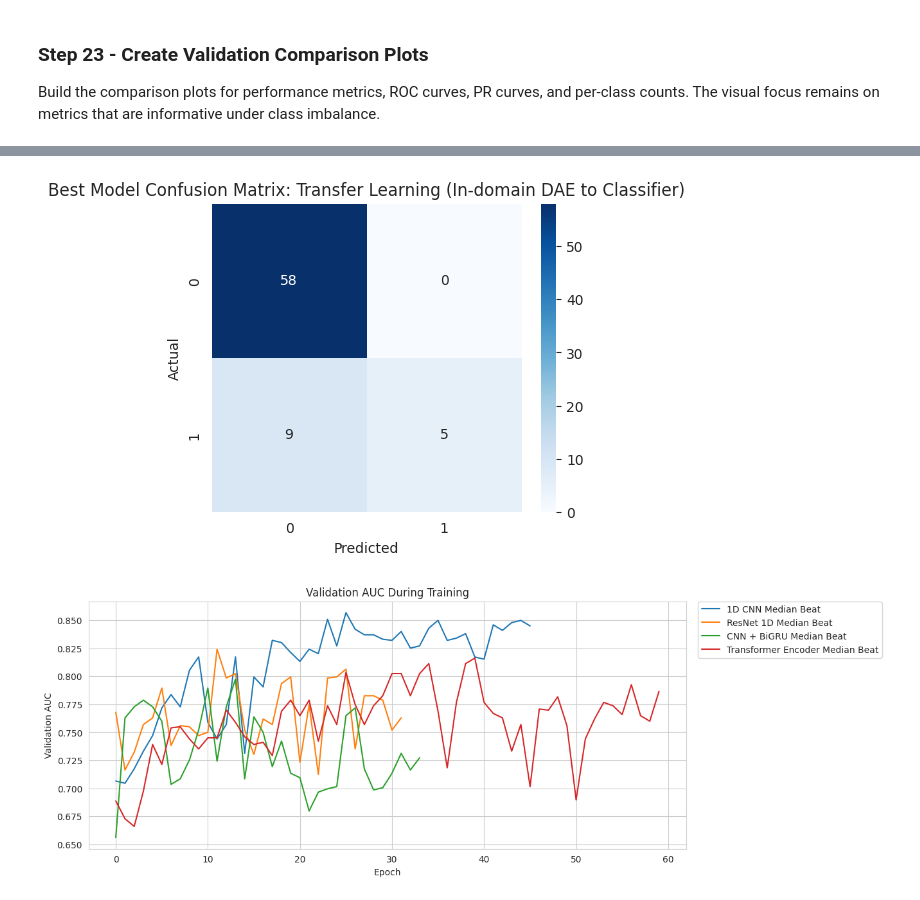
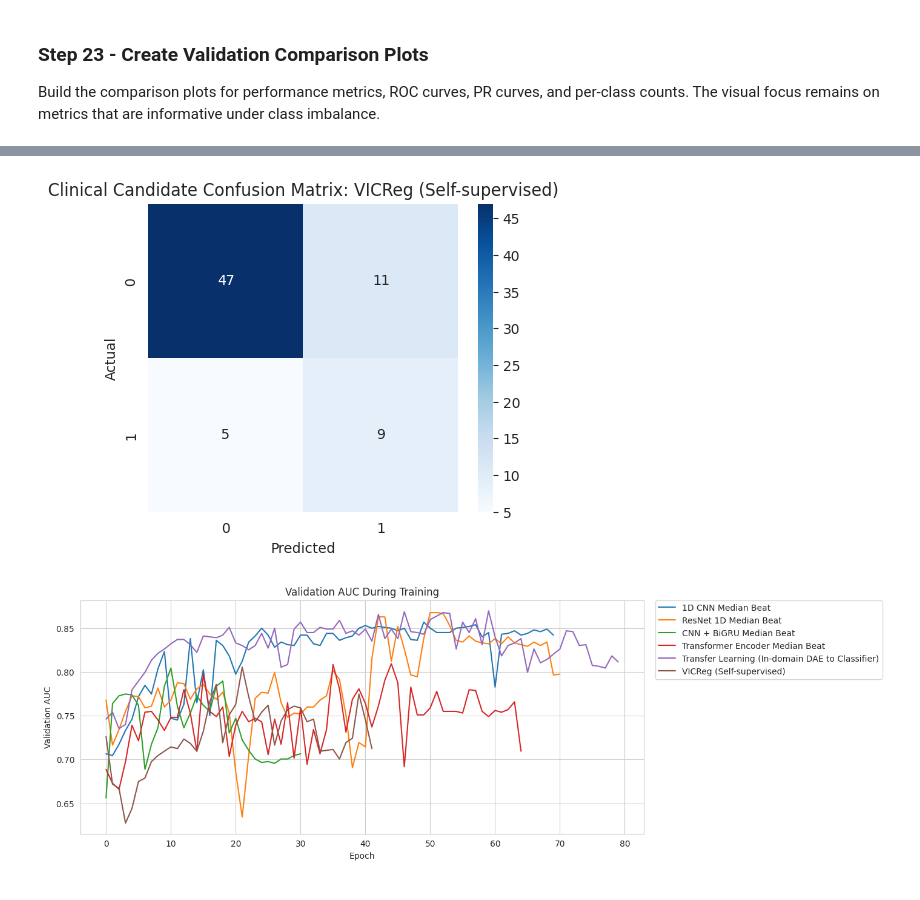
Before and after one commit to avezoor/MachineLearningRepository, a Jupyter notebook: BinaryClassificationBrugadaHuca.ipynb, the cells around one changed output, grey strips where cells are left out. Saved outputs shown, nothing was run; the diff lists cells and outputs as text; code cells hidden in the pictures.

Commit message:
Kaggle Notebook | BinaryClassificationBrugadaHuca | Version 11

```diff
--- a/BinaryClassificationBrugadaHuca.ipynb
+++ b/BinaryClassificationBrugadaHuca.ipynb
@@ -1776,16 +1894,25 @@ assert benchmarkResults, "No model finished successfully, so the leaderboard can
 
 benchmarkResultsDf = pd.DataFrame(benchmarkResults)
 benchmarkResultsDf = benchmarkResultsDf.sort_values(
-    by=["PR AUC", "F1", "Sensitivity", "Correct Brugada", "Balanced Accuracy", "AUC", "Specificity", "Accuracy", "Correctly Predicted"],
-    ascending=[False, False, False, False, False, False, False, False, False],
+    by=leaderboardSortColumns,
+    ascending=[False] * len(leaderboardSortColumns),
 ).reset_index(drop=True)
 benchmarkResultsDf.insert(0, "Rank", np.arange(1, len(benchmarkResultsDf) + 1))
+
+clinicalResultsDf = pd.DataFrame(benchmarkResults)
+clinicalResultsDf = clinicalResultsDf.sort_values(
+    by=clinicalSortColumns,
+    ascending=clinicalAscending,
+).reset_index(drop=True)
+clinicalResultsDf.insert(0, "Clinical Rank", np.arange(1, len(clinicalResultsDf) + 1))
 
 benchmarkCountDf = pd.concat(benchmarkCountReports, axis=0).reset_index(drop=True)
 benchmarkFailuresDf = pd.DataFrame(benchmarkFailures)
 
 summaryFile = projectRoot / "summary.csv"
+clinicalSummaryFile = projectRoot / "clinical_summary.csv"
 benchmarkResultsDf.to_csv(summaryFile, index=False)
+clinicalResultsDf.to_csv(clinicalSummaryFile, index=False)
 
 countSummaryFile = predictionDir / "model_count_comparison.csv"
 benchmarkCountDf.to_csv(countSummaryFile, index=False)
@@ -1793,13 +1920,16 @@ benchmarkCountDf.to_csv(countSummaryFile, index=False)
 failedModelsFile = predictionDir / "failed_models.csv"
 benchmarkFailuresDf.to_csv(failedModelsFile, index=False)
 
-print("Saved summary:", summaryFile)
+print("Saved leaderboard summary:", summaryFile)
+print("Saved safety-oriented clinical summary:", clinicalSummaryFile)
 print("Saved class count summary:", countSummaryFile)
 print("Saved failure summary:", failedModelsFile)
-print("Ranking priority: PR AUC -> F1 -> Sensitivity -> Correct Brugada -> Balanced Accuracy -> AUC -> Specificity -> Accuracy")
+print("Leaderboard priority:", " -> ".join(leaderboardSortColumns))
+print("Clinical priority:", " -> ".join(clinicalSortColumns))
 print("Successful models:", len(benchmarkResultsDf))
 print("Failed models:", len(benchmarkFailuresDf))
 display(benchmarkResultsDf)
+display(clinicalResultsDf)
 display(benchmarkCountDf)
 display(benchmarkFailuresDf)
 # %% [output]
@@ -1897,37 +2041,66 @@ Display the confusion matrix for the best model and summarize its training histo
 # %%
-bestRow = benchmarkResultsDf.iloc[0]
-bestModelName = bestRow["Model"]
-bestPredictionDf = benchmarkPredictionTables[bestModelName]
-bestCountDf = benchmarkCountDf[benchmarkCountDf["Model"] == bestModelName].copy()
+leaderboardRow = benchmarkResultsDf.iloc[0]
+clinicalRow = clinicalResultsDf.iloc[0]
 
-bestConfusion = confusion_matrix(bestPredictionDf["target"], bestPredictionDf["pred_label"], labels=[0, 1])
+clinicalModelName = clinicalRow["Model"]
+clinicalPredictionDf = benchmarkPredictionTables[clinicalModelName]
+clinicalCountDf = benchmarkCountDf[benchmarkCountDf["Model"] == clinicalModelName].copy()
+
+clinicalConfusion = confusion_matrix(clinicalPredictionDf["target"], clinicalPredictionDf["pred_label"], labels=[0, 1])
 plt.figure(figsize=(5, 4))
-sns.heatmap(bestConfusion, annot=True, fmt="d", cmap="Blues")
-plt.title(f"Best Model Confusion Matrix: {bestModelName}")
+sns.heatmap(clinicalConfusion, annot=True, fmt="d", cmap="Blues")
+plt.title(f"Clinical Candidate Confusion Matrix: {clinicalModelName}")
 plt.xlabel("Predicted")
 plt.ylabel("Actual")
-save_plot("validation_best_model_confusion_matrix")
+save_plot("validation_clinical_candidate_confusion_matrix")
+
+comparisonDf = pd.DataFrame(
+    [
+        {
+            "Selection Track": "Leaderboard winner",
+            "Model": leaderboardRow["Model"],
+            "PR AUC": leaderboardRow["PR AUC"],
+            "F1": leaderboardRow["F1"],
+            "Sensitivity": leaderboardRow["Sensitivity"],
+            "False Negatives": leaderboardRow["False Negatives"],
+            "Correct Brugada": leaderboardRow["Correct Brugada"],
+        },
+        {
+            "Selection Track": "Safety-oriented clinical candidate",
+            "Model": clinicalRow["Model"],
+            "PR AUC": clinicalRow["PR AUC"],
+            "F1": clinicalRow["F1"],
+            "Sensitivity": clinicalRow["Sensitivity"],
+            "False Negatives": clinicalRow["False Negatives"],
+            "Correct Brugada": clinicalRow["Correct Brugada"],
+        },
+    ]
+)
 
 deepHistoryModels = [
     modelName
     for modelName, historyObj in benchmarkHistories.items()
-    if isinstance(historyObj, dict) and "loss" in historyObj
+    if isinstance(historyObj, dict) and ("loss" in historyObj or "finetune" in historyObj)
 ]
 if deepHistoryModels:
     plt.figure(figsize=(12, 5))
     for modelName in deepHistoryModels:
         historyObj = benchmarkHistories[modelName]
-        val_auc_values = historyObj.get("val_auc", [])
+        if "val_auc" in historyObj:
+            val_auc_values = historyObj.get("val_auc", [])
+        else:
+            val_auc_values = historyObj.get("finetune", {}).get("val_auc", [])
         if val_auc_values:
             plt.plot(val_auc_values, label=modelName)
     plt.title("Validation AUC During Training")
     plt.xlabel("Epoch")
     plt.ylabel("Validation AUC")
     plt.legend(bbox_to_anchor=(1.02, 1), loc="upper left")
     save_plot("validation_training_auc_history")
 
-display(bestPredictionDf.head(20))
-display(bestCountDf)
+display(comparisonDf)
+display(clinicalPredictionDf.head(20))
+display(clinicalCountDf)
 # %% [output]
-[figure, old version]
+[figure, new version]
-[figure, old version]
+[figure, new version]
```
Also changed, not shown: parts of 33 cells of this notebook.
